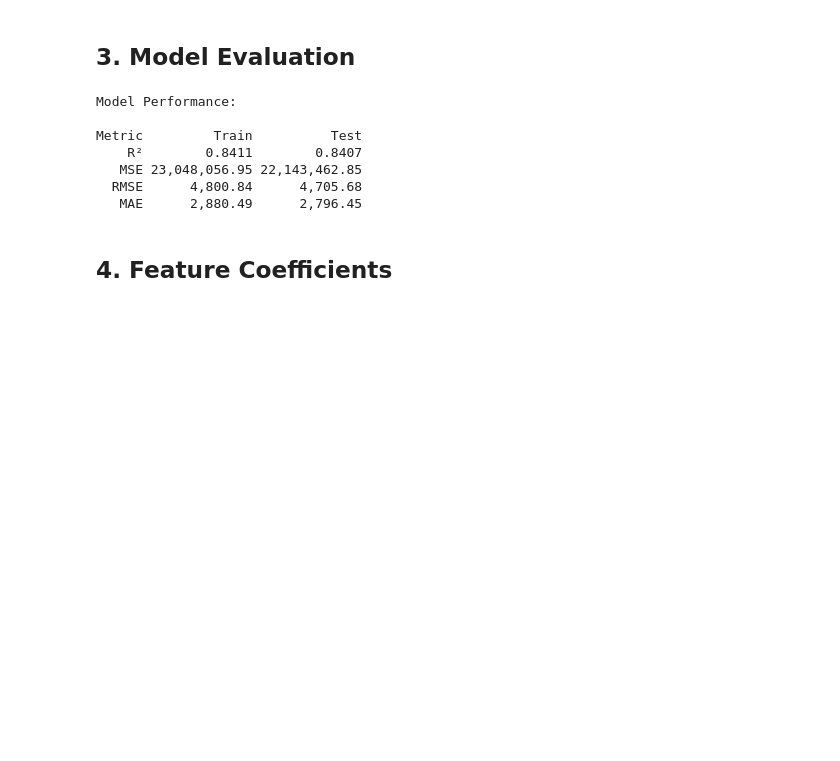
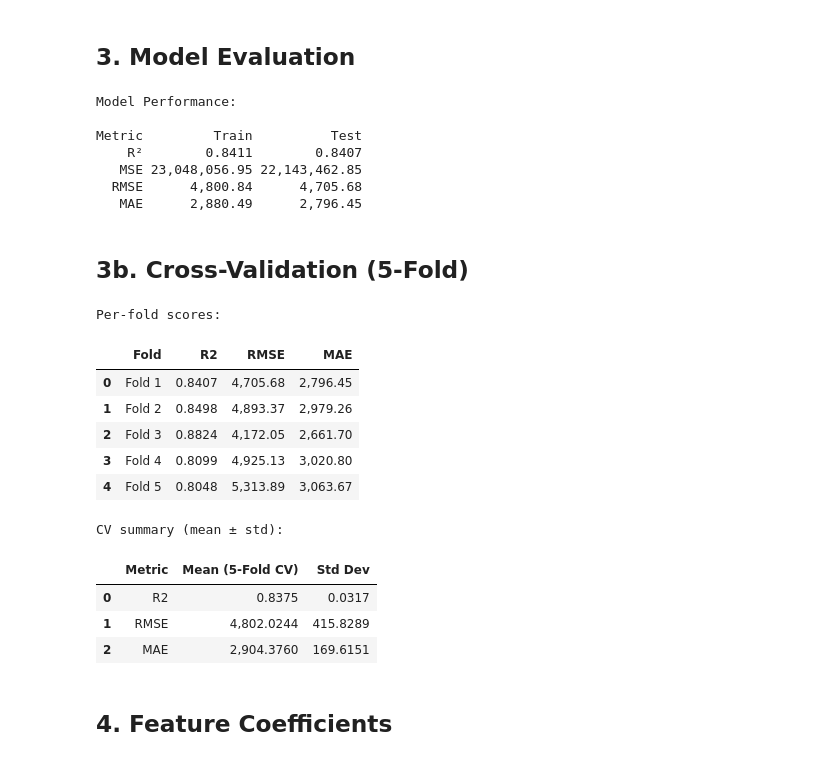
Before and after one commit to ameliacitradewi/C1-Tabular, a Jupyter notebook: linear_reg_interaction.ipynb, the cells around one changed output. Drawn from its saved outputs; the diff is of its cells as text; code cells hidden in the pictures; blank space fills up the shorter version.

```diff
--- a/linear_reg_interaction.ipynb
+++ b/linear_reg_interaction.ipynb
@@ -108,6 +108,68 @@ Metric         Train          Test
    MSE 23,048,056.95 22,143,462.85
   RMSE      4,800.84      4,705.68
    MAE      2,880.49      2,796.45
+# %% [markdown]
+## 3b. Cross-Validation (5-Fold)
+# %%
+from sklearn.model_selection import KFold, cross_validate
+from sklearn.linear_model import LinearRegression
+import pandas as pd
+
+cv = KFold(n_splits=5, shuffle=True, random_state=42)
+cv_model = LinearRegression()
+
+cv_scores = cross_validate(
+    cv_model,
+    X,
+    y,
+    cv=cv,
+    scoring={
+        'r2': 'r2',
+        'rmse': 'neg_root_mean_squared_error',
+        'mae': 'neg_mean_absolute_error'
+    },
+    return_train_score=False
+)
+
+cv_result = pd.DataFrame({
+    'Fold': [f'Fold {i}' for i in range(1, 6)],
+    'R2': cv_scores['test_r2'],
+    'RMSE': -cv_scores['test_rmse'],
+    'MAE': -cv_scores['test_mae']
+})
+
+cv_summary = pd.DataFrame({
+    'Metric': ['R2', 'RMSE', 'MAE'],
+    'Mean (5-Fold CV)': [
+        cv_result['R2'].mean(),
+        cv_result['RMSE'].mean(),
+        cv_result['MAE'].mean()
+    ],
+    'Std Dev': [
+        cv_result['R2'].std(ddof=1),
+        cv_result['RMSE'].std(ddof=1),
+        cv_result['MAE'].std(ddof=1)
+    ]
+})
+
+print('Per-fold scores:')
+display(cv_result.style.format({'R2': '{:.4f}', 'RMSE': '{:,.2f}', 'MAE': '{:,.2f}'}))
+
+print('\nCV summary (mean ± std):')
+display(cv_summary.style.format({'Mean (5-Fold CV)': '{:,.4f}', 'Std Dev': '{:,.4f}'}))
+# %% [output]
+Per-fold scores:
+|  | Fold | R2 | RMSE | MAE |
+| 0 | Fold 1 | 0.8407 | 4,705.68 | 2,796.45 |
+| 1 | Fold 2 | 0.8498 | 4,893.37 | 2,979.26 |
+| 2 | Fold 3 | 0.8824 | 4,172.05 | 2,661.70 |
+| 3 | Fold 4 | 0.8099 | 4,925.13 | 3,020.80 |
+| 4 | Fold 5 | 0.8048 | 5,313.89 | 3,063.67 |
+CV summary (mean ± std):
+|  | Metric | Mean (5-Fold CV) | Std Dev |
+| 0 | R2 | 0.8375 | 0.0317 |
+| 1 | RMSE | 4,802.0244 | 415.8289 |
+| 2 | MAE | 2,904.3760 | 169.6151 |
 # %% [markdown]
 ## 4. Feature Coefficients
 # %%
```
